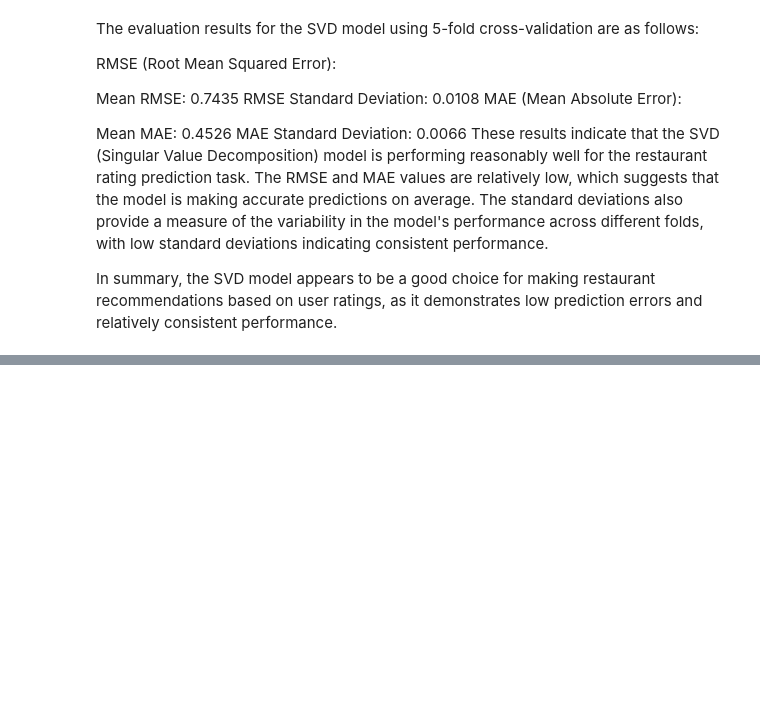
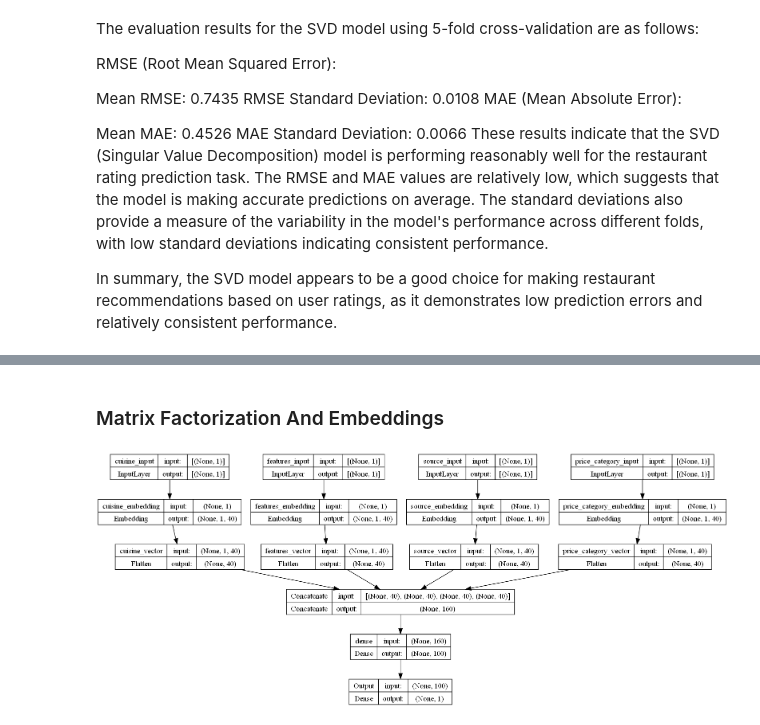
Before and after one commit to Ivan3864/Flavors-of-Kenya-The-Restaurant-Recommender, a Jupyter notebook: Notebook.ipynb, the cells around one changed output, grey strips where cells are left out. Drawn from its saved outputs; the diff is of its cells as text; code cells hidden in the pictures; blank space fills up the shorter version.

Commit message:
embedding model

```diff
--- a/Notebook.ipynb
+++ b/Notebook.ipynb
@@ -1318,0 +1321,2 @@ In summary, the SVD model appears to be a good choice for making restaurant reco
+# %%
+nmf_data = final_data.copy()
@@ -1318,0 +1341,34 @@ In summary, the SVD model appears to be a good choice for making restaurant reco
+# %% [markdown]
+### Matrix Factorization And Embeddings
+# %%
+import numpy as np
+from tensorflow.keras.layers import Input, Embedding, Flatten, Concatenate, Dense
+from tensorflow.keras.models import Model
+from tensorflow.keras.optimizers import Adam
+
+# Define embedding dimensions
+embedding_dim = 40
+
+# Define input layers
+input_layers = []
+embedding_layers = []
+
+for column in categorical_columns:
+    input_layer = Input(shape=(1,), name=f'{column}_input')
+    embedding_layer = Embedding(input_dim=np.max(X_train[column]) + 1, output_dim=embedding_dim, name=f'{column}_embedding')(input_layer)
+
+    input_layers.append(input_layer)
+    embedding_layers.append(embedding_layer)
+
+# Flatten the embeddings
+flattened_embeddings = [Flatten(name=f'{column}_vector')(embedding_layer) for column, embedding_layer in zip(categorical_columns, embedding_layers)]
+
+# Concatenate flattened embeddings
+concatenated = Concatenate(name='Concatenate')(flattened_embeddings)
+
+# Define your model's architecture
+dense_layer = Dense(100, activation='relu', name='dense')(concatenated)
+output_layer = Dense(1, activation='linear', name='Output')(dense_layer)
+
+# Create the model
+model = Model(inputs=input_layers, outputs=output_layer)
@@ -1318,0 +1380,5 @@ In summary, the SVD model appears to be a good choice for making restaurant reco
+# %%
+# Visualize the model
+plot_model(model, to_file='model.png', show_shapes=True, show_layer_names=True)
+# %% [output]
+[figure, added]
```
Also changed, not shown: parts of 16 cells of this notebook, 1 other file.
